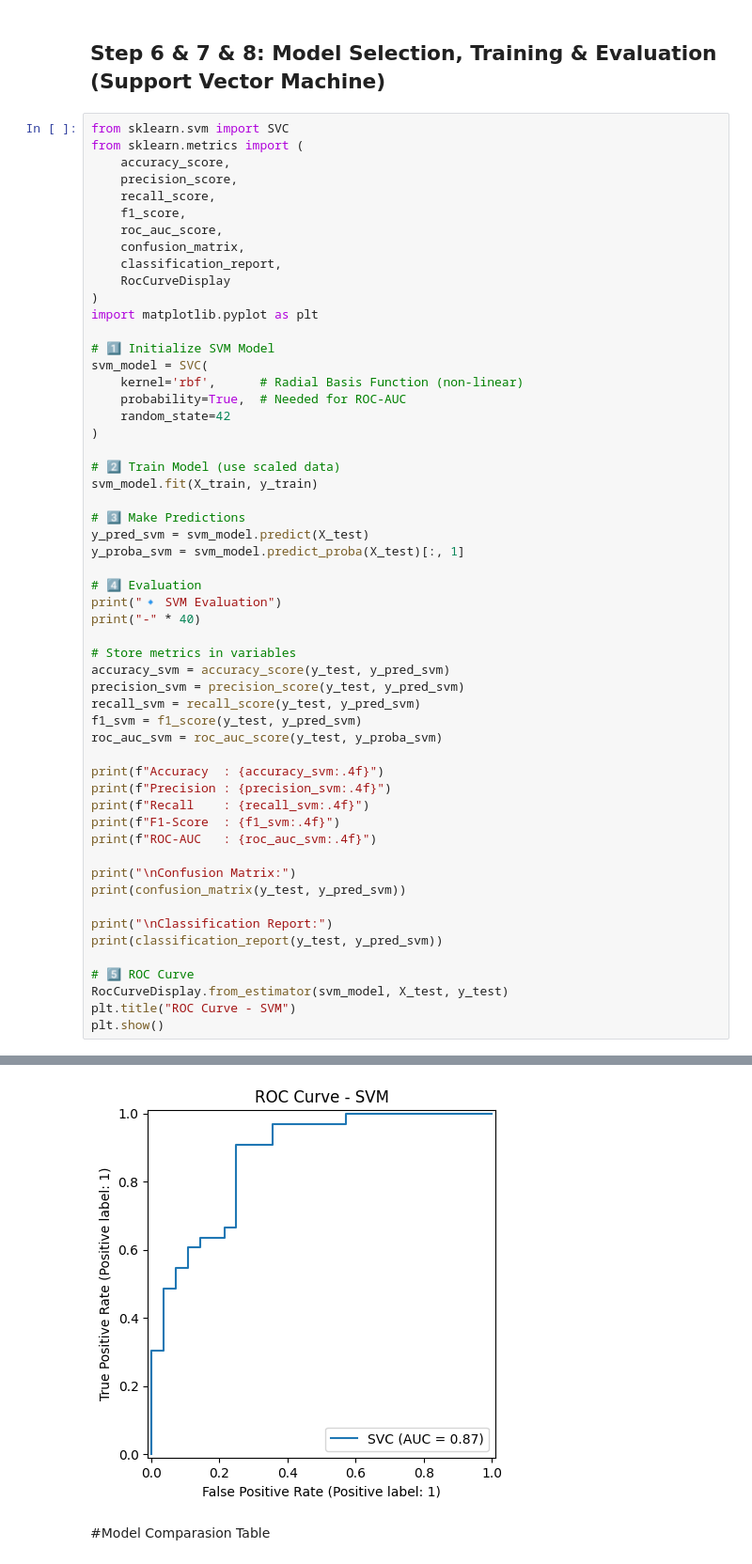
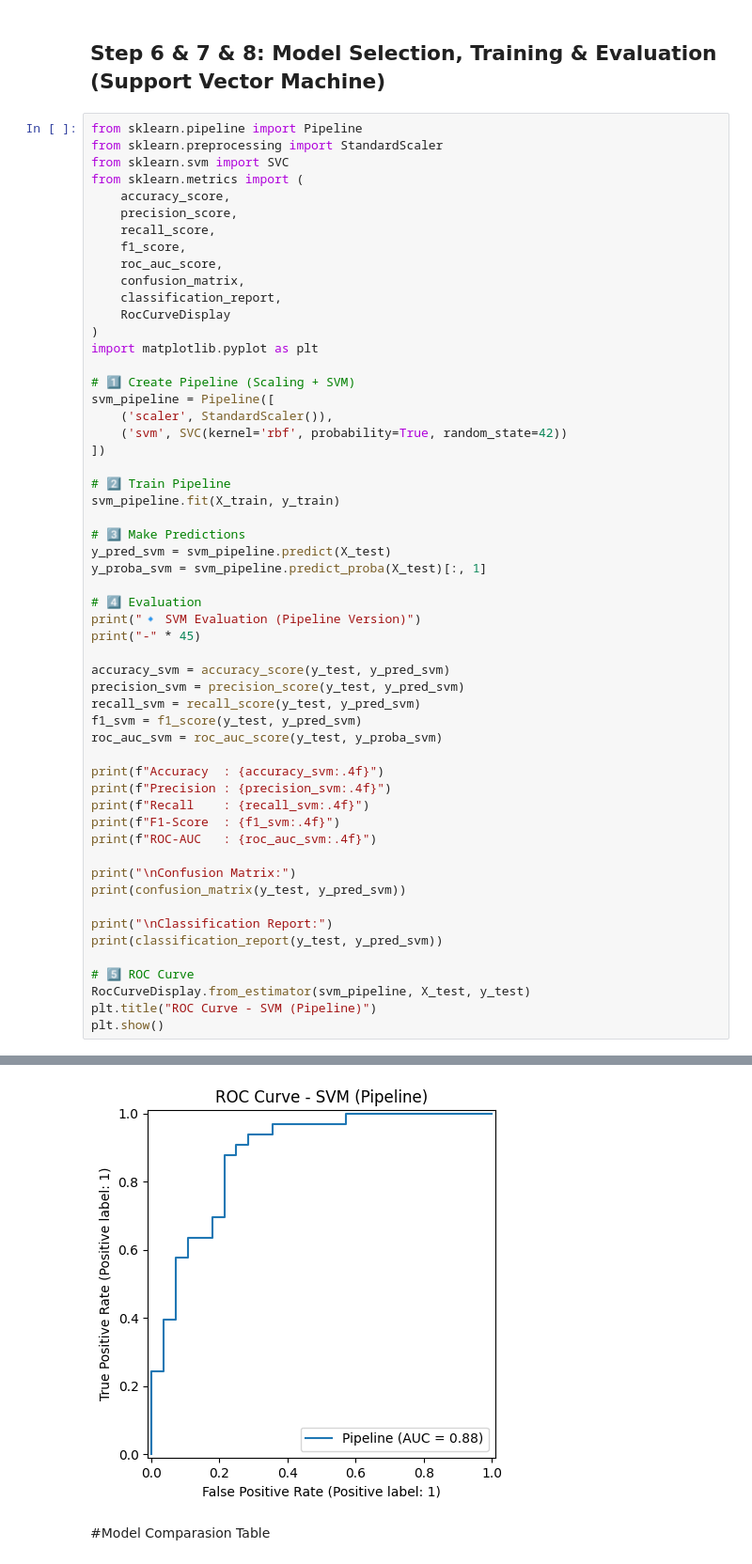
Before and after one commit to touhid0503/Heart_Disease_Diagnosis_Support_System, a Jupyter notebook: HDDSS.ipynb, the cells around one changed output, grey strips where cells are left out. Shown at 94% size. Saved outputs shown, nothing was run; the diff lists cells and outputs as text.

```diff
--- a/HDDSS.ipynb
+++ b/HDDSS.ipynb
@@ -795,6 +795,8 @@ weighted avg       0.80      0.79      0.78        61
 # %% [markdown]
 ## Step 6 & 7 & 8: Model Selection, Training & Evaluation (Support Vector Machine)
 # %%
+from sklearn.pipeline import Pipeline
+from sklearn.preprocessing import StandardScaler
 from sklearn.svm import SVC
 from sklearn.metrics import (
     accuracy_score,
@@ -808,25 +810,23 @@ from sklearn.metrics import (
 )
 import matplotlib.pyplot as plt
 
-# 1️⃣ Initialize SVM Model
-svm_model = SVC(
-    kernel='rbf',      # Radial Basis Function (non-linear)
-    probability=True,  # Needed for ROC-AUC
-    random_state=42
-)
+# 1️⃣ Create Pipeline (Scaling + SVM)
+svm_pipeline = Pipeline([
+    ('scaler', StandardScaler()),
+    ('svm', SVC(kernel='rbf', probability=True, random_state=42))
+])
 
-# 2️⃣ Train Model (use scaled data)
-svm_model.fit(X_train, y_train)
+# 2️⃣ Train Pipeline
+svm_pipeline.fit(X_train, y_train)
 
 # 3️⃣ Make Predictions
-y_pred_svm = svm_model.predict(X_test)
-y_proba_svm = svm_model.predict_proba(X_test)[:, 1]
+y_pred_svm = svm_pipeline.predict(X_test)
+y_proba_svm = svm_pipeline.predict_proba(X_test)[:, 1]
 
 # 4️⃣ Evaluation
-print("🔹 SVM Evaluation")
-print("-" * 40)
+print("🔹 SVM Evaluation (Pipeline Version)")
+print("-" * 45)
 
-# Store metrics in variables
 accuracy_svm = accuracy_score(y_test, y_pred_svm)
 precision_svm = precision_score(y_test, y_pred_svm)
 recall_svm = recall_score(y_test, y_pred_svm)
@@ -846,7 +846,7 @@ print("\nClassification Report:")
 print(classification_report(y_test, y_pred_svm))
 
 # 5️⃣ ROC Curve
-RocCurveDisplay.from_estimator(svm_model, X_test, y_test)
-plt.title("ROC Curve - SVM")
+RocCurveDisplay.from_estimator(svm_pipeline, X_test, y_test)
+plt.title("ROC Curve - SVM (Pipeline)")
 plt.show()
 # %% [output]
@@ -870,4 +870,4 @@ weighted avg       0.82      0.80      0.80        61
-[figure, old version]
+[figure, new version]
 # %% [markdown]
 #Model Comparasion Table
 # %%
```
Also changed, not shown: parts of 9 cells of this notebook.
